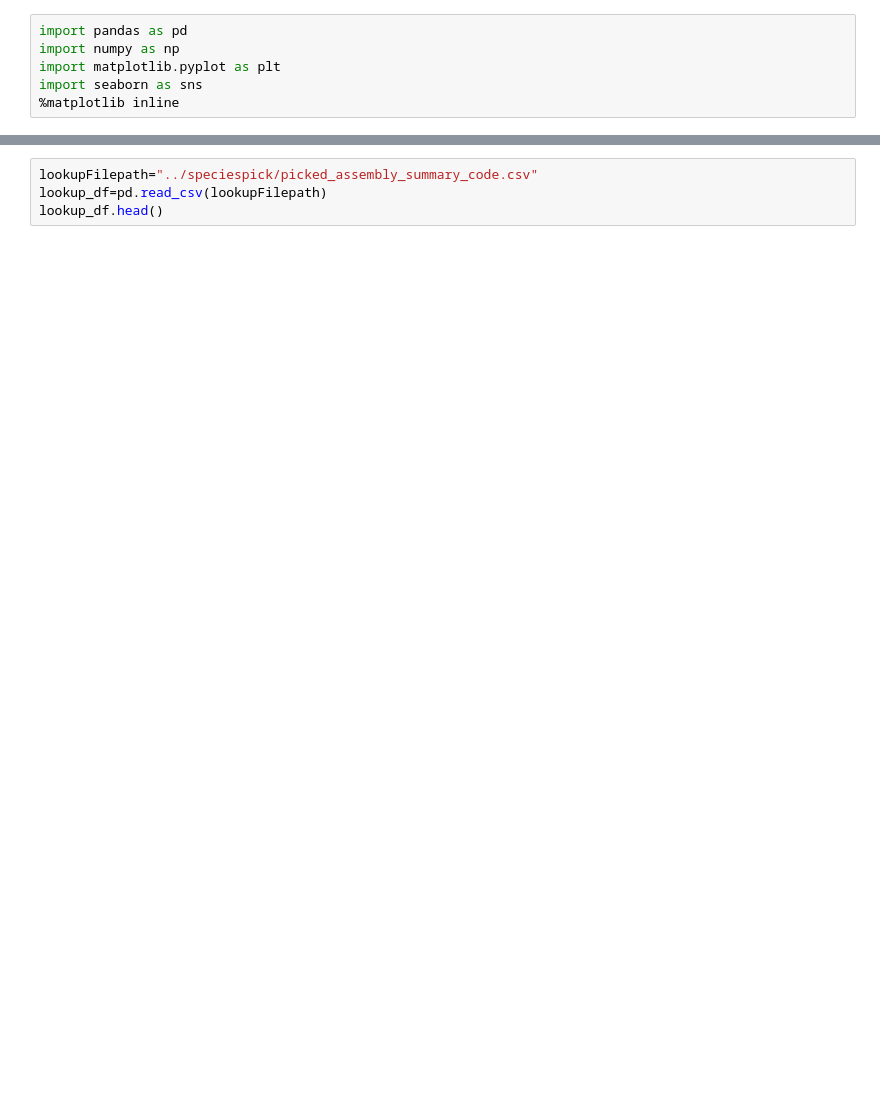
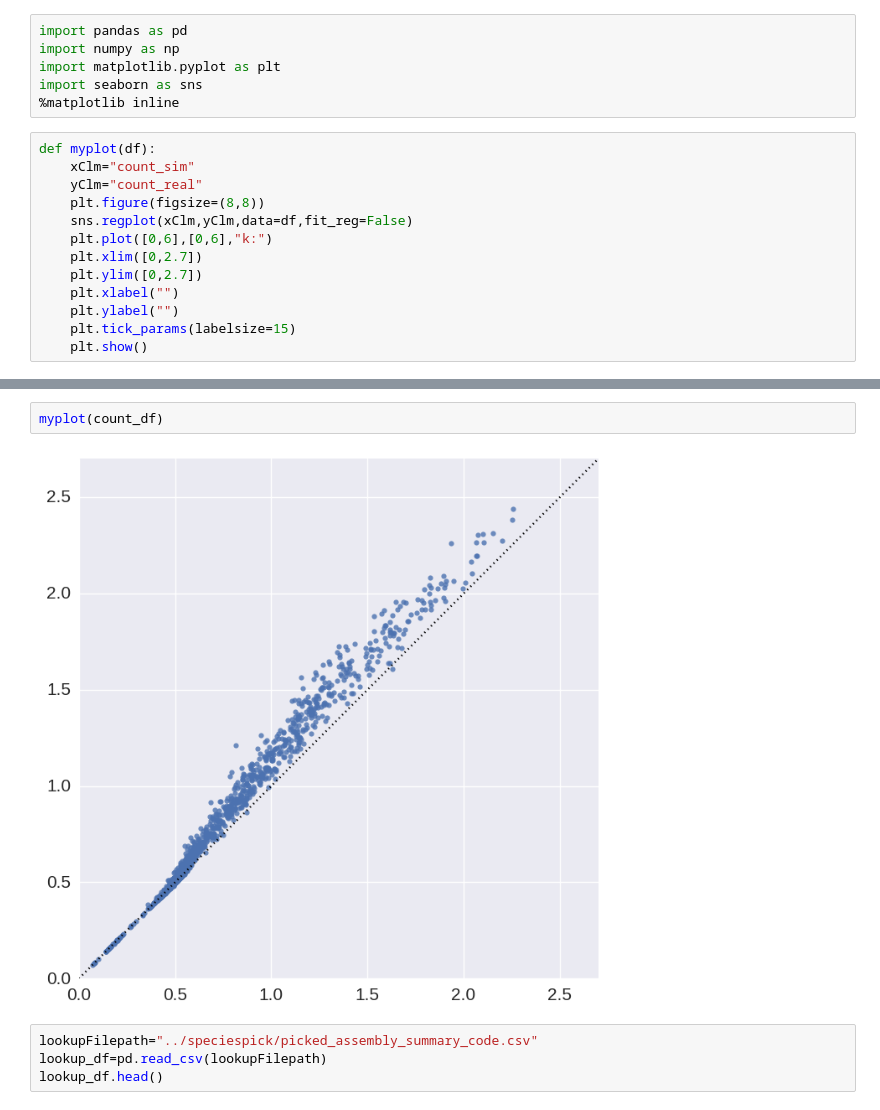
Before and after one commit to MitsukiUsui/genome, a Jupyter notebook: patternanalyze/visualize_count.ipynb, the cells around one changed output, grey strips where cells are left out. Cells and saved outputs as stored; diff of their text form; blank space fills up the shorter version.

```diff
--- a/patternanalyze/visualize_count.ipynb
+++ b/patternanalyze/visualize_count.ipynb
@@ -4,3 +4,16 @@ import numpy as np
 import matplotlib.pyplot as plt
 import seaborn as sns
 %matplotlib inline
+# %%
+def myplot(df):
+    xClm="count_sim"
+    yClm="count_real"
+    plt.figure(figsize=(8,8))
+    sns.regplot(xClm,yClm,data=df,fit_reg=False)
+    plt.plot([0,6],[0,6],"k:")
+    plt.xlim([0,2.7])
+    plt.ylim([0,2.7])
+    plt.xlabel("")
+    plt.ylabel("")
+    plt.tick_params(labelsize=15)
+    plt.show()
@@ -7,3 +45,7 @@ import seaborn as sns
+# %%
+myplot(count_df)
+# %% [output]
+[figure, added]
 # %%
 lookupFilepath="../speciespick/picked_assembly_summary_code.csv"
 lookup_df=pd.read_csv(lookupFilepath)
```
Also changed, not shown: parts of 17 cells of this notebook, 3 other files.
